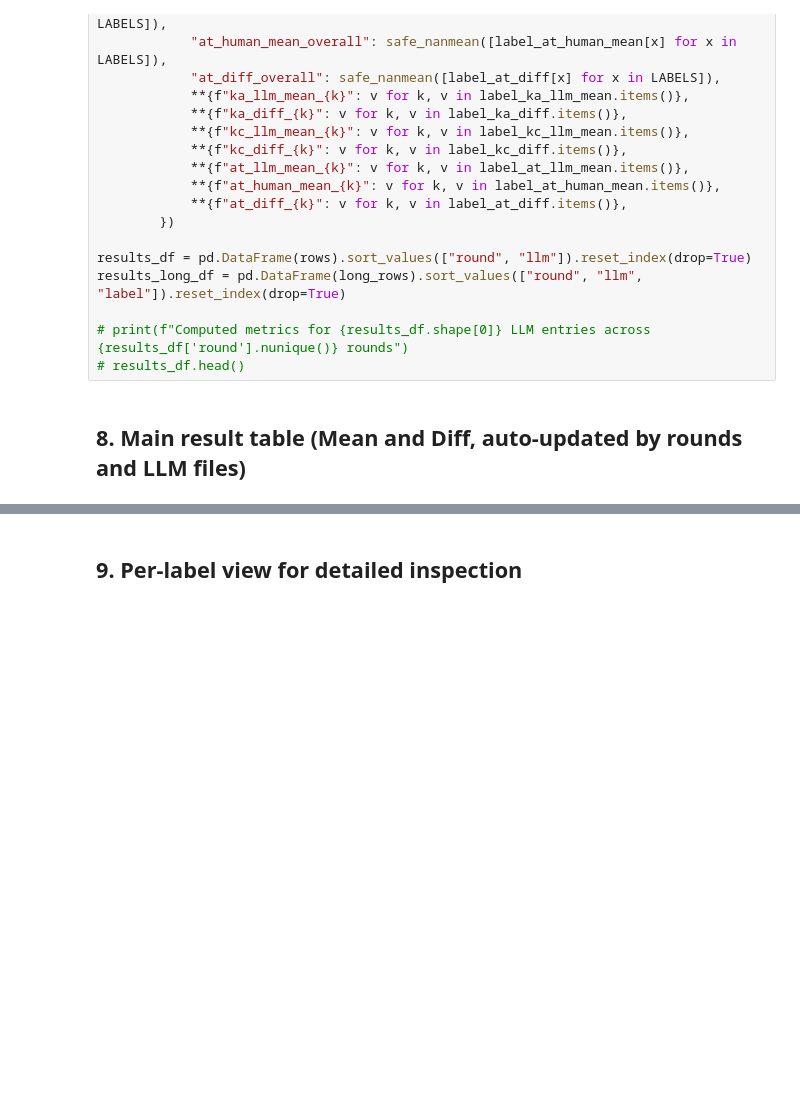
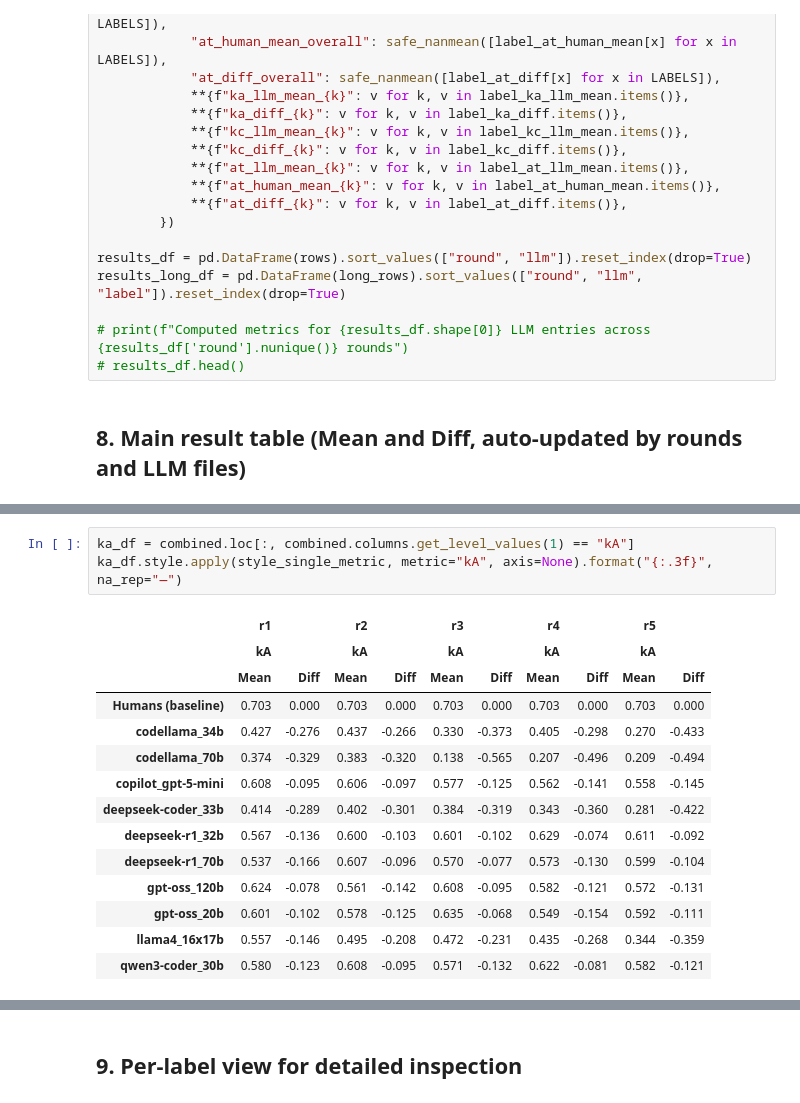
Before and after one commit to Maes95/llm-commit-classification, a Jupyter notebook: analysis/disagreement_analysis.ipynb, the cells around one changed output, grey strips where cells are left out. Saved outputs shown, nothing was run; the diff lists cells and outputs as text; blank space fills up the shorter version.

Commit message:
Add individual tables per metric

```diff
--- a/analysis/disagreement_analysis.ipynb
+++ b/analysis/disagreement_analysis.ipynb
@@ -1029,0 +1038,18 @@ Legend: Green = Human baseline (except aT Baseline). Yellow = Highest in each co
+# %%
+ka_df = combined.loc[:, combined.columns.get_level_values(1) == "kA"]
+ka_df.style.apply(style_single_metric, metric="kA", axis=None).format("{:.3f}", na_rep="—")
+# %% [output]
+|  | r1 |  | r2 |  | r3 |  | r4 |  | r5 |  |
+|  | kA |  | kA |  | kA |  | kA |  | kA |  |
+|  | Mean | Diff | Mean | Diff | Mean | Diff | Mean | Diff | Mean | Diff |
+| Humans (baseline) | 0.703 | 0.000 | 0.703 | 0.000 | 0.703 | 0.000 | 0.703 | 0.000 | 0.703 | 0.000 |
+| codellama_34b | 0.427 | -0.276 | 0.437 | -0.266 | 0.330 | -0.373 | 0.405 | -0.298 | 0.270 | -0.433 |
+| codellama_70b | 0.374 | -0.329 | 0.383 | -0.320 | 0.138 | -0.565 | 0.207 | -0.496 | 0.209 | -0.494 |
+| copilot_gpt-5-mini | 0.608 | -0.095 | 0.606 | -0.097 | 0.577 | -0.125 | 0.562 | -0.141 | 0.558 | -0.145 |
+| deepseek-coder_33b | 0.414 | -0.289 | 0.402 | -0.301 | 0.384 | -0.319 | 0.343 | -0.360 | 0.281 | -0.422 |
+| deepseek-r1_32b | 0.567 | -0.136 | 0.600 | -0.103 | 0.601 | -0.102 | 0.629 | -0.074 | 0.611 | -0.092 |
+| deepseek-r1_70b | 0.537 | -0.166 | 0.607 | -0.096 | 0.570 | -0.077 | 0.573 | -0.130 | 0.599 | -0.104 |
+| gpt-oss_120b | 0.624 | -0.078 | 0.561 | -0.142 | 0.608 | -0.095 | 0.582 | -0.121 | 0.572 | -0.131 |
+| gpt-oss_20b | 0.601 | -0.102 | 0.578 | -0.125 | 0.635 | -0.068 | 0.549 | -0.154 | 0.592 | -0.111 |
+| llama4_16x17b | 0.557 | -0.146 | 0.495 | -0.208 | 0.472 | -0.231 | 0.435 | -0.268 | 0.344 | -0.359 |
+| qwen3-coder_30b | 0.580 | -0.123 | 0.608 | -0.095 | 0.571 | -0.132 | 0.622 | -0.081 | 0.582 | -0.121 |
```
Also changed, not shown: parts of 9 cells of this notebook.
